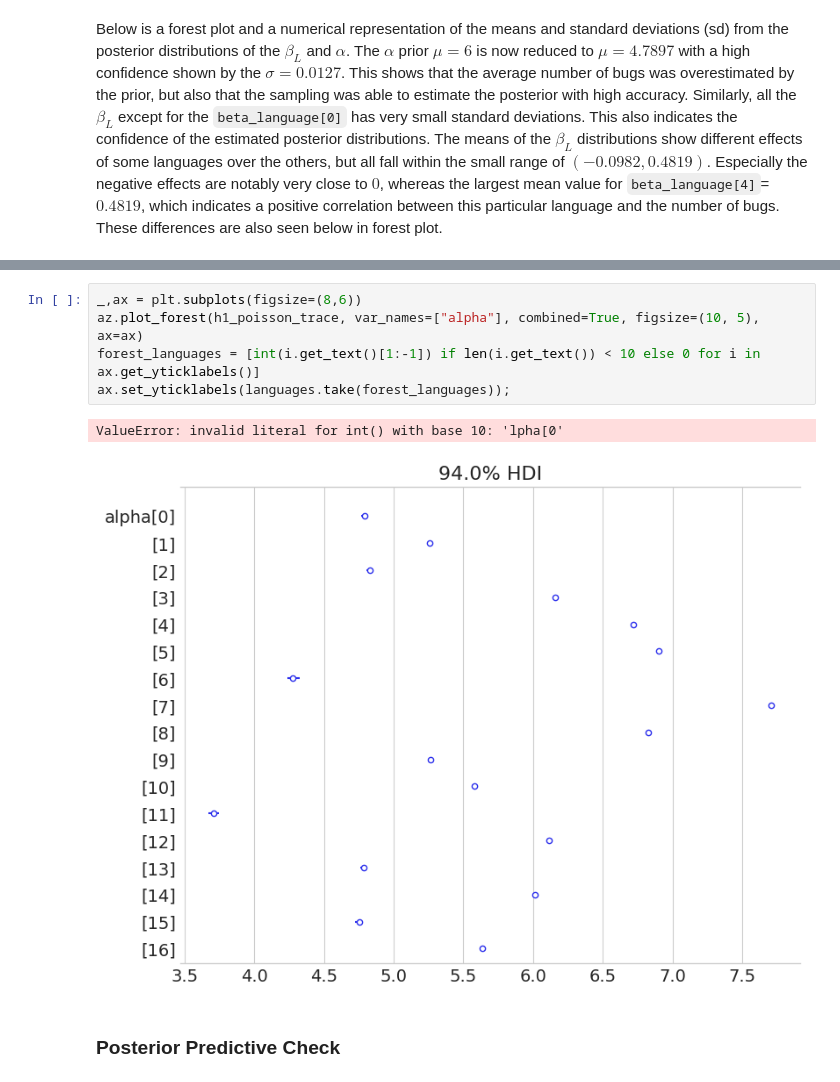
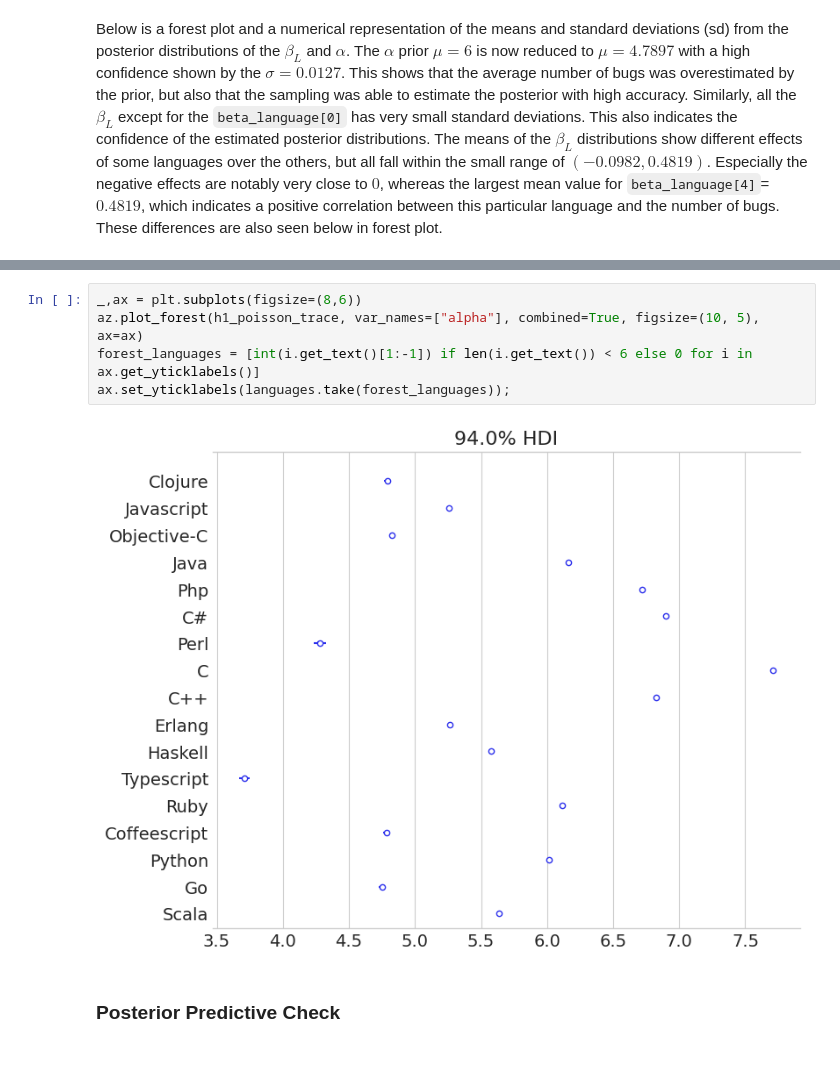
Before and after one commit to ah140797/PPExam24, a Jupyter notebook: compiled.ipynb, the cells around one changed output, grey strips where cells are left out. Saved outputs shown, nothing was run; the diff lists cells and outputs as text.

```diff
--- a/compiled.ipynb
+++ b/compiled.ipynb
@@ -429,11 +381,10 @@ print(summary_poisson)
 # %%
 _,ax = plt.subplots(figsize=(8,6))
 az.plot_forest(h1_poisson_trace, var_names=["alpha"], combined=True, figsize=(10, 5), ax=ax)
-forest_languages = [int(i.get_text()[1:-1]) if len(i.get_text()) < 10 else 0 for i in ax.get_yticklabels()]
+forest_languages = [int(i.get_text()[1:-1]) if len(i.get_text()) < 6 else 0 for i in ax.get_yticklabels()]
 ax.set_yticklabels(languages.take(forest_languages));
 # %% [output]
-ValueError: invalid literal for int() with base 10: 'lpha[0'
-[figure, old version]
+[figure, new version]
 # %% [markdown]
 ### Posterior Predictive Check
 # %%
```
Also changed, not shown: parts of 30 cells of this notebook.
